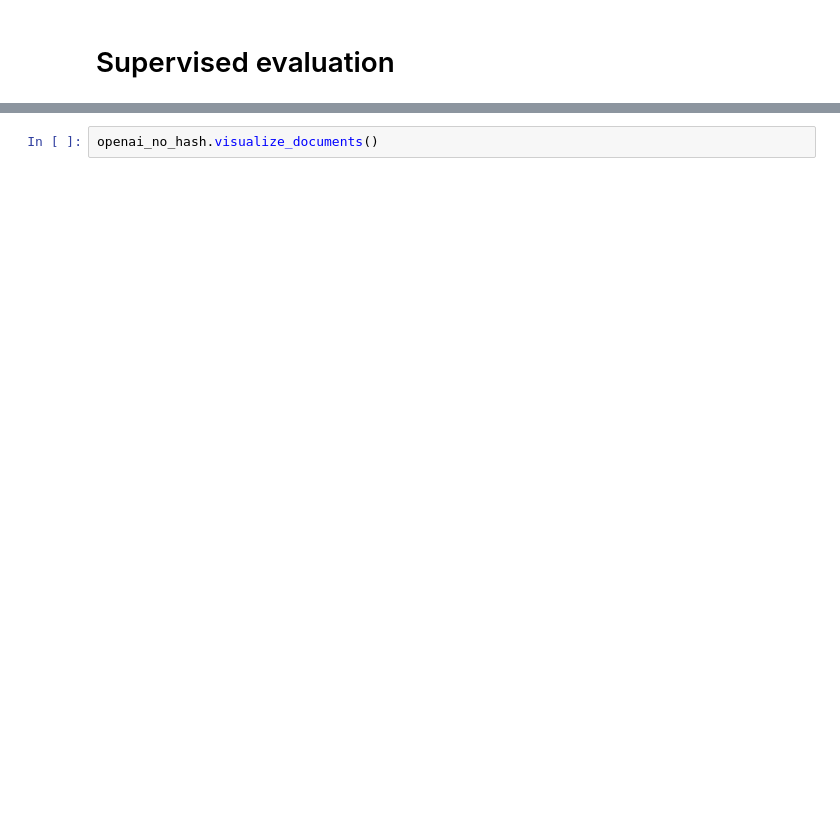
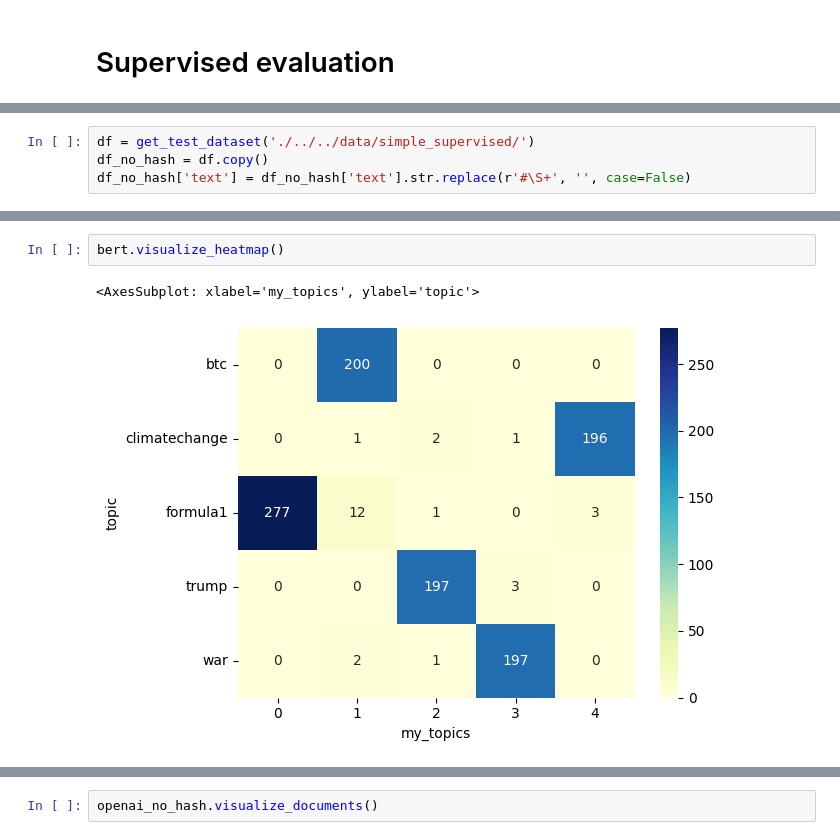
Before and after one commit to alessiogandelli/BERTopic_evaluation, a Jupyter notebook: src/notebooks/Supervised.ipynb, the cells around one changed output, grey strips where cells are left out. Cells and saved outputs as stored; diff of their text form; blank space fills up the shorter version.

```diff
--- a/src/notebooks/Supervised.ipynb
+++ b/src/notebooks/Supervised.ipynb
@@ -18,0 +11,4 @@ getting dataset
+# %%
+df = get_test_dataset('./../../data/simple_supervised/')
+df_no_hash = df.copy()
+df_no_hash['text'] = df_no_hash['text'].str.replace(r'#\S+', '', case=False)
@@ -44,0 +67,5 @@ evaluate openai
+# %%
+bert.visualize_heatmap()
+# %% [output]
+<AxesSubplot: xlabel='my_topics', ylabel='topic'>
+[figure, added]
```
Also changed, not shown: parts of 25 cells of this notebook, 3 other files.
